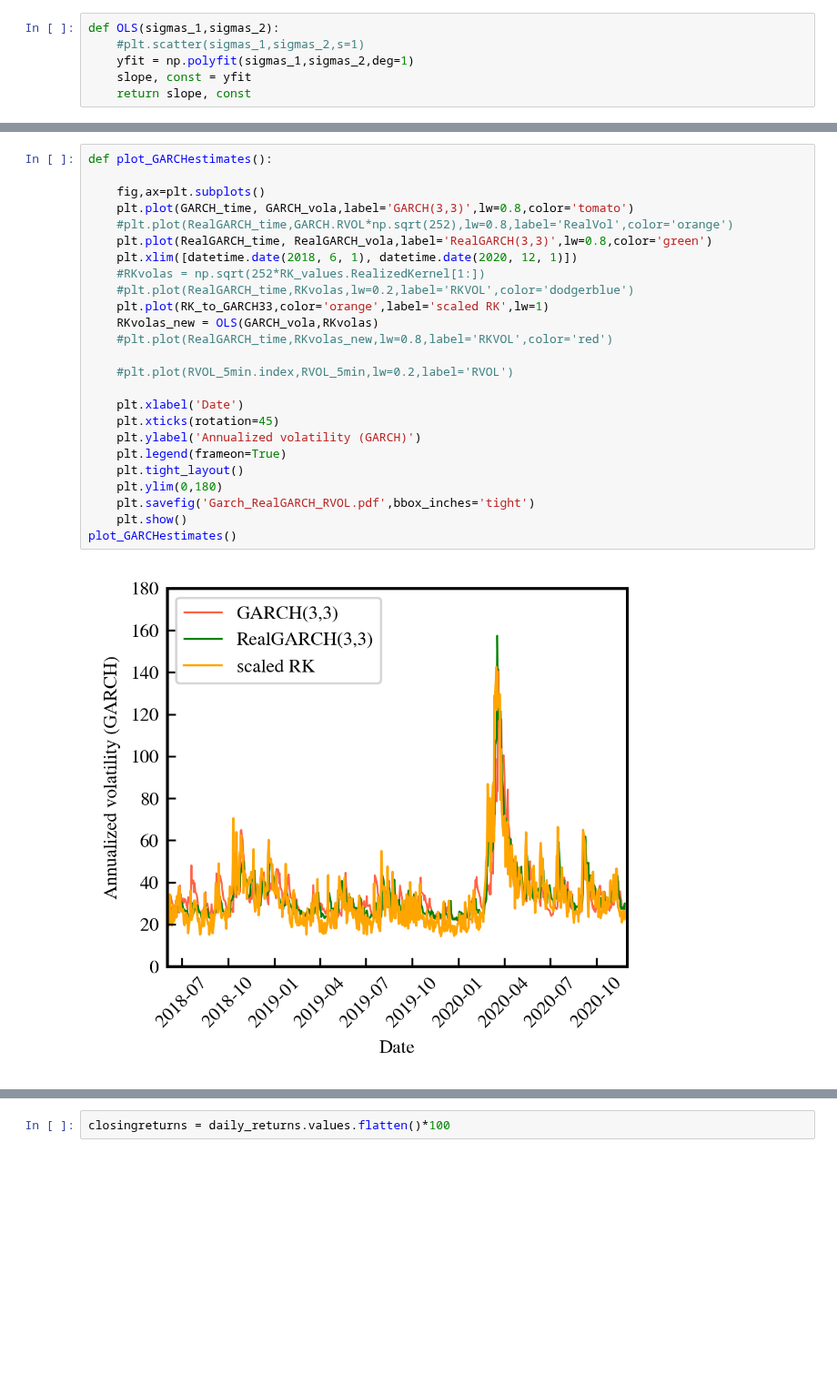
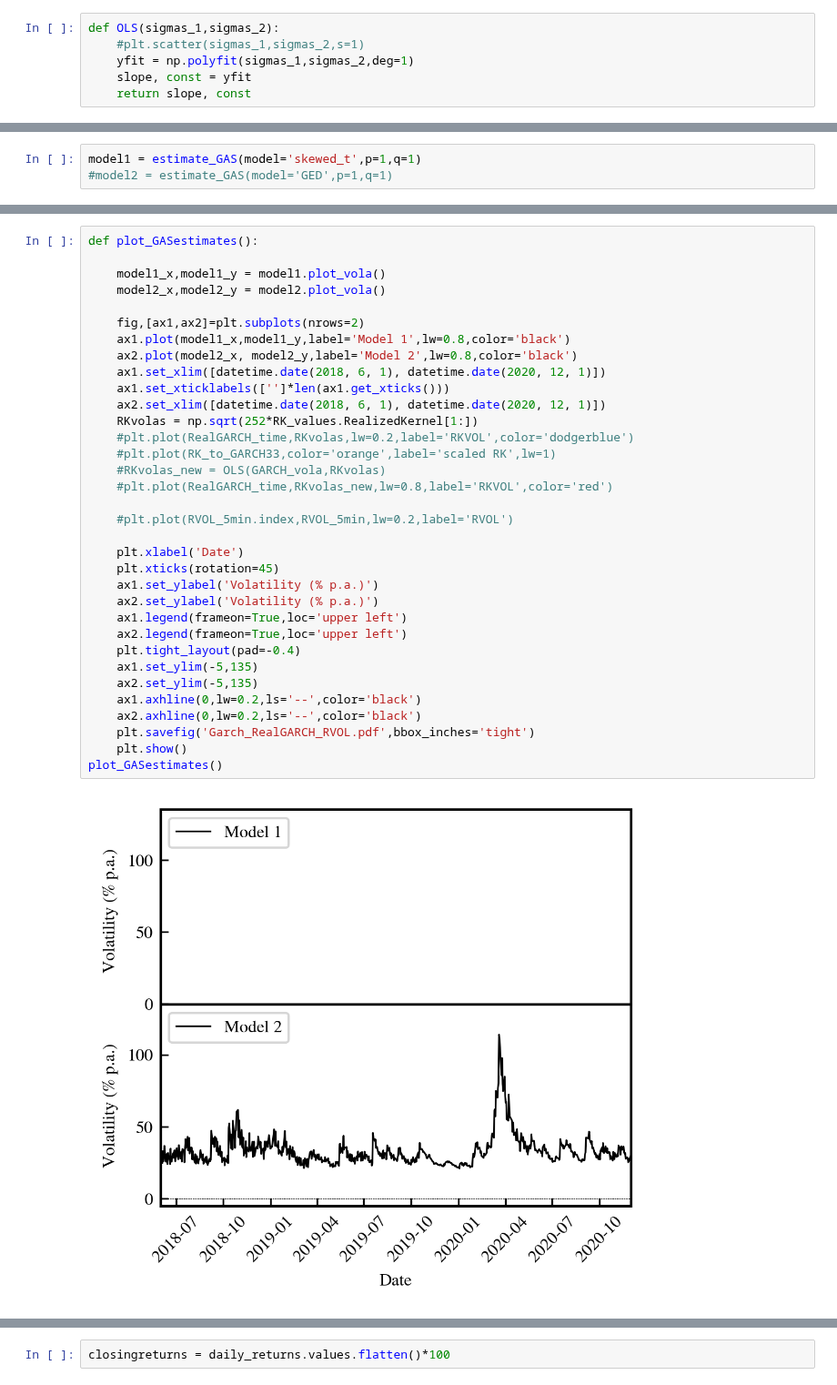
Before and after one commit to LuukOudshoorn25/HighFrequencyTrading, a Jupyter notebook: Code.ipynb, the cells around one changed output, grey strips where cells are left out. Shown at 91% size. Drawn from its saved outputs; the diff is of its cells as text; blank space fills up the shorter version.

```diff
--- a/Code.ipynb
+++ b/Code.ipynb
@@ -760,0 +963,3 @@ def OLS(sigmas_1,sigmas_2):
+# %%
+model1 = estimate_GAS(model='skewed_t',p=1,q=1)
+#model2 = estimate_GAS(model='GED',p=1,q=1)
@@ -761,27 +986,36 @@ def OLS(sigmas_1,sigmas_2):
 # %%
-def plot_GARCHestimates():
+def plot_GASestimates():
 
-    fig,ax=plt.subplots()
-    plt.plot(GARCH_time, GARCH_vola,label='GARCH(3,3)',lw=0.8,color='tomato')
-    #plt.plot(RealGARCH_time,GARCH.RVOL*np.sqrt(252),lw=0.8,label='RealVol',color='orange')
-    plt.plot(RealGARCH_time, RealGARCH_vola,label='RealGARCH(3,3)',lw=0.8,color='green')
-    plt.xlim([datetime.date(2018, 6, 1), datetime.date(2020, 12, 1)])
-    #RKvolas = np.sqrt(252*RK_values.RealizedKernel[1:])
+    model1_x,model1_y = model1.plot_vola()
+    model2_x,model2_y = model2.plot_vola()
+
+    fig,[ax1,ax2]=plt.subplots(nrows=2)
+    ax1.plot(model1_x,model1_y,label='Model 1',lw=0.8,color='black')
+    ax2.plot(model2_x, model2_y,label='Model 2',lw=0.8,color='black')
+    ax1.set_xlim([datetime.date(2018, 6, 1), datetime.date(2020, 12, 1)])
+    ax1.set_xticklabels(['']*len(ax1.get_xticks()))
+    ax2.set_xlim([datetime.date(2018, 6, 1), datetime.date(2020, 12, 1)])
+    RKvolas = np.sqrt(252*RK_values.RealizedKernel[1:])
     #plt.plot(RealGARCH_time,RKvolas,lw=0.2,label='RKVOL',color='dodgerblue')
-    plt.plot(RK_to_GARCH33,color='orange',label='scaled RK',lw=1)
-    RKvolas_new = OLS(GARCH_vola,RKvolas)
+    #plt.plot(RK_to_GARCH33,color='orange',label='scaled RK',lw=1)
+    #RKvolas_new = OLS(GARCH_vola,RKvolas)
     #plt.plot(RealGARCH_time,RKvolas_new,lw=0.8,label='RKVOL',color='red')
 
     #plt.plot(RVOL_5min.index,RVOL_5min,lw=0.2,label='RVOL')
 
     plt.xlabel('Date')
     plt.xticks(rotation=45)
-    plt.ylabel('Annualized volatility (GARCH)')
-    plt.legend(frameon=True)
-    plt.tight_layout()
-    plt.ylim(0,180)
+    ax1.set_ylabel('Volatility (% p.a.)')
+    ax2.set_ylabel('Volatility (% p.a.)')
+    ax1.legend(frameon=True,loc='upper left')
+    ax2.legend(frameon=True,loc='upper left')
+    plt.tight_layout(pad=-0.4)
+    ax1.set_ylim(-5,135)
+    ax2.set_ylim(-5,135)
+    ax1.axhline(0,lw=0.2,ls='--',color='black')
+    ax2.axhline(0,lw=0.2,ls='--',color='black')
     plt.savefig('Garch_RealGARCH_RVOL.pdf',bbox_inches='tight')
     plt.show()
-plot_GARCHestimates()
+plot_GASestimates()
 # %% [output]
-[figure, old version]
+[figure, new version]
```
Also changed, not shown: parts of 18 cells of this notebook.
